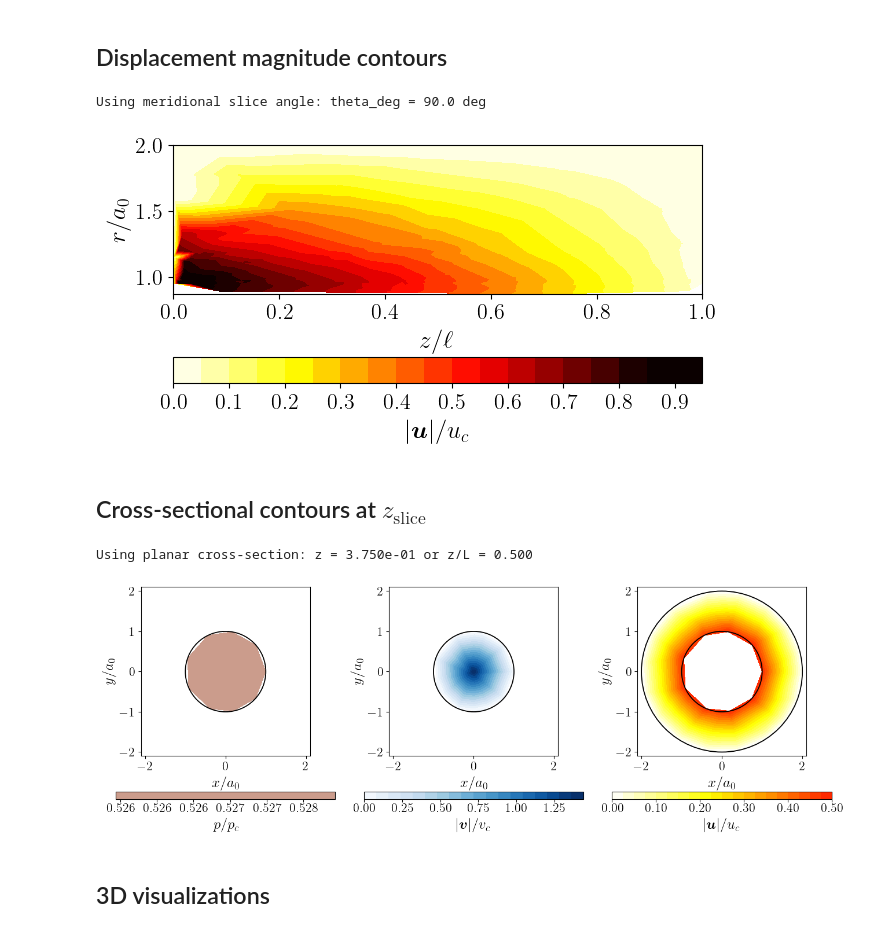
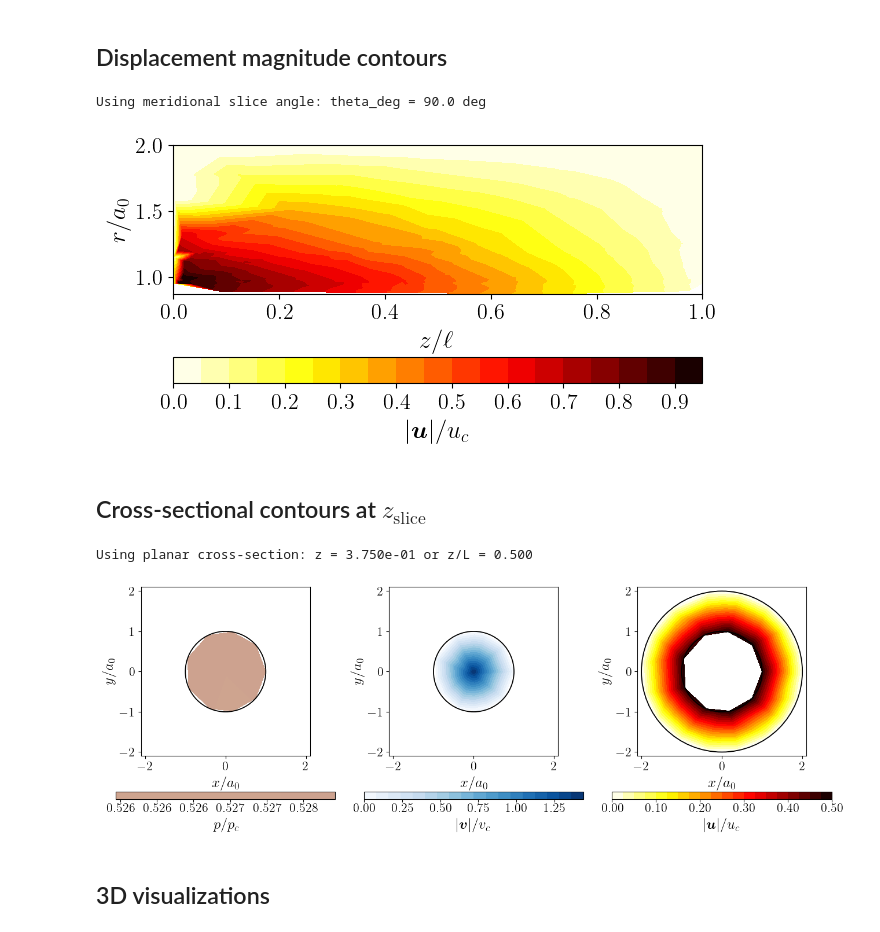
Before and after one commit to ichristov/soft-hydraulic-ale-fsi, a Jupyter notebook: ALE-FSIx_3D_tapered_steady.ipynb, the cells around one changed output. Cells and saved outputs as stored; diff of their text form; code cells hidden in the pictures.

```diff
--- a/ALE-FSIx_3D_tapered_steady.ipynb
+++ b/ALE-FSIx_3D_tapered_steady.ipynb
@@ -1584,8 +1569,7 @@ u_plot_2d = np.abs(u_plot_2d)
 
 fig, ax = plt.subplots(tight_layout=True)
 triang = mtri.Triangulation(z_scaled, r_scaled)
-contour = ax.tricontourf(triang, u_plot_2d,
-                         levels=20, cmap='hot_r', vmin=clim_u[0], vmax=clim_u[1])
+contour = ax.tricontourf(triang, u_plot_2d, levels=20, cmap='hot_r')
 
 cb = fig.colorbar(contour, ax=ax, orientation='horizontal')
 
@@ -1602,7 +1586,7 @@ ax.set_aspect(1 / 4)
 plt.show()
 # %% [output]
 Using meridional slice angle: theta_deg = 90.0 deg
-[figure, old version]
+[figure, new version]
 # %% [markdown]
 ## Cross-sectional contours at $z_\mathrm{slice}$
 # %%
@@ -1666,53 +1650,47 @@ def style_cbar(cbar, label, ndigits):
     cbar.update_ticks()
     cbar.ax.tick_params(pad=2)
 
-cf_p = axes[0].tricontourf(tri_f, p_slice,
-                           levels=20, cmap='pink_r',
-                           vmin=clim_p[0], vmax=clim_p[1])
+cf_p = axes[0].tricontourf(tri_f, p_slice, levels=20, cmap='pink_r', vmin=0.0, vmax=1.0)
 cbar_p = fig.colorbar(cf_p, ax=axes[0],
                       orientation='horizontal',
                       pad=0.16, fraction=0.08, aspect=30)
 style_cbar(cbar_p, r'$p/p_c$', 3)
 
-cf_v = axes[1].tricontourf(tri_f, v_slice,
-                           levels=20, cmap='Blues',
-                           vmin=clim_v[0], vmax=clim_v[1])
+cf_v = axes[1].tricontourf(tri_f, v_slice, levels=20, cmap='Blues')
 cbar_v = fig.colorbar(cf_v, ax=axes[1],
                       orientation='horizontal',
                       pad=0.16, fraction=0.08, aspect=30)
 if params['text.usetex']:
     style_cbar(cbar_v, r'$|\bm{v}|/v_c$', 2)
 else:
     style_cbar(cbar_v, r'$|\vec{v}|/v_c$', 2)
 
-cf_u = axes[2].tricontourf(tri_s, u_slice,
-                           levels=20, cmap='hot_r',
-                           vmin=clim_u[0], vmax=clim_u[1])
+cf_u = axes[2].tricontourf(tri_s, u_slice, levels=20, cmap='hot_r')
 cbar_u = fig.colorbar(cf_u, ax=axes[2],
                       orientation='horizontal', pad=0.16,
                       fraction=0.08, aspect=30)
 if params['text.usetex']:
     style_cbar(cbar_u, r'$|\bm{u}|/u_c$', 2)
 else:
     style_cbar(cbar_u, r'$|\vec{u}|/u_c$', 2)
 
 for ax in axes:
     ax.add_patch(Circle((0.0, 0.0), r_fluid_nd,
                         fill=False, edgecolor='black', linewidth=1.3, zorder=5))
     ax.set_xlim(-xy_lim, xy_lim)
     ax.set_ylim(-xy_lim, xy_lim)
     ax.set_xlabel(r'$x/a_0$')
     ax.set_ylabel(r'$y/a_0$')
     ax.set_aspect('equal')
 
 # Outer cylinder wall on displacement panel only.
 axes[2].add_patch(Circle((0.0, 0.0), r_outer_nd,
                          fill=False, edgecolor='black', linewidth=1.3, zorder=5))
 
 plt.show()
 # %% [output]
 Using planar cross-section: z = 3.750e-01 or z/L = 0.500
-[figure, old version]
+[figure, new version]
 # %% [markdown]
 ## 3D visualizations
 # %%
```
Also changed, not shown: parts of 8 cells of this notebook.
